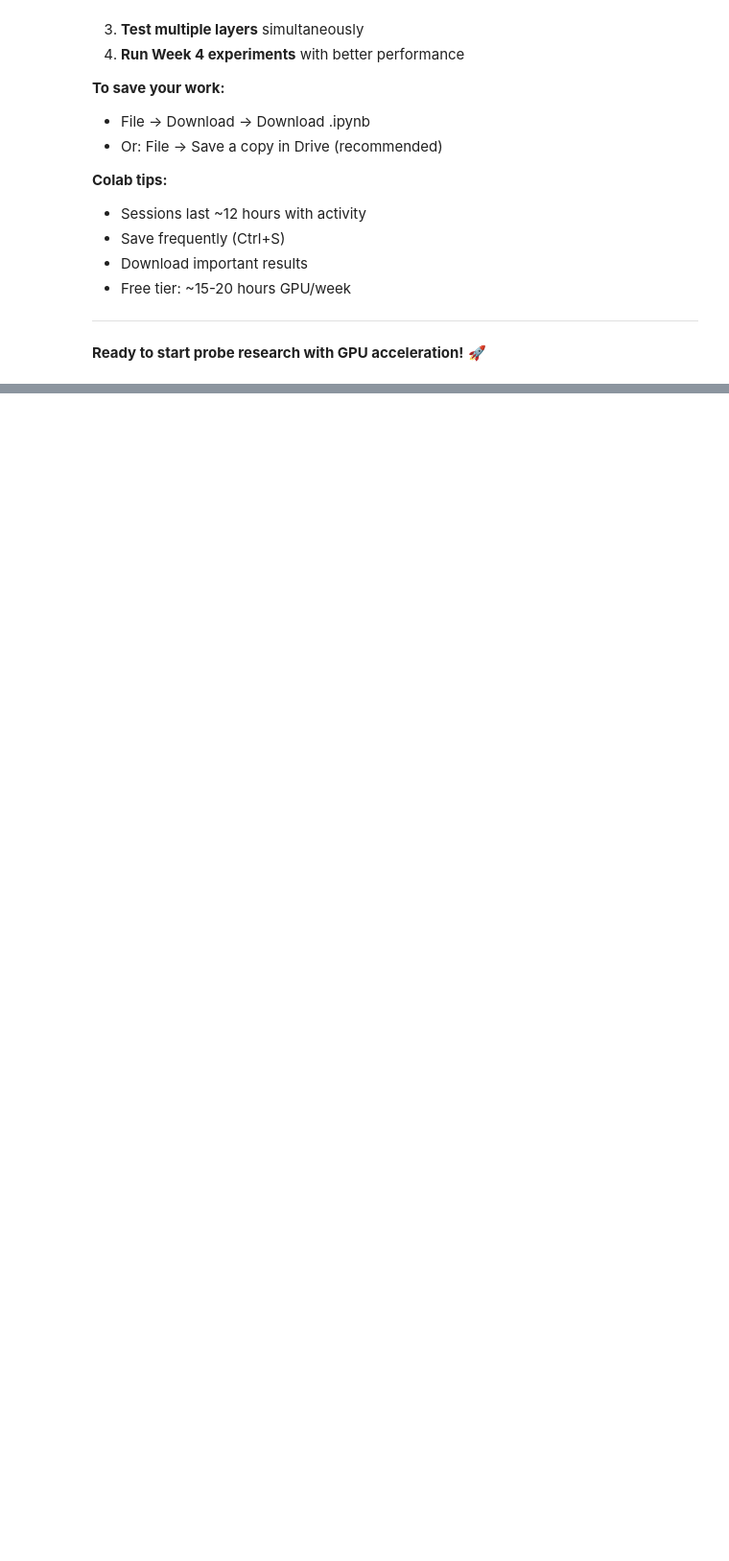
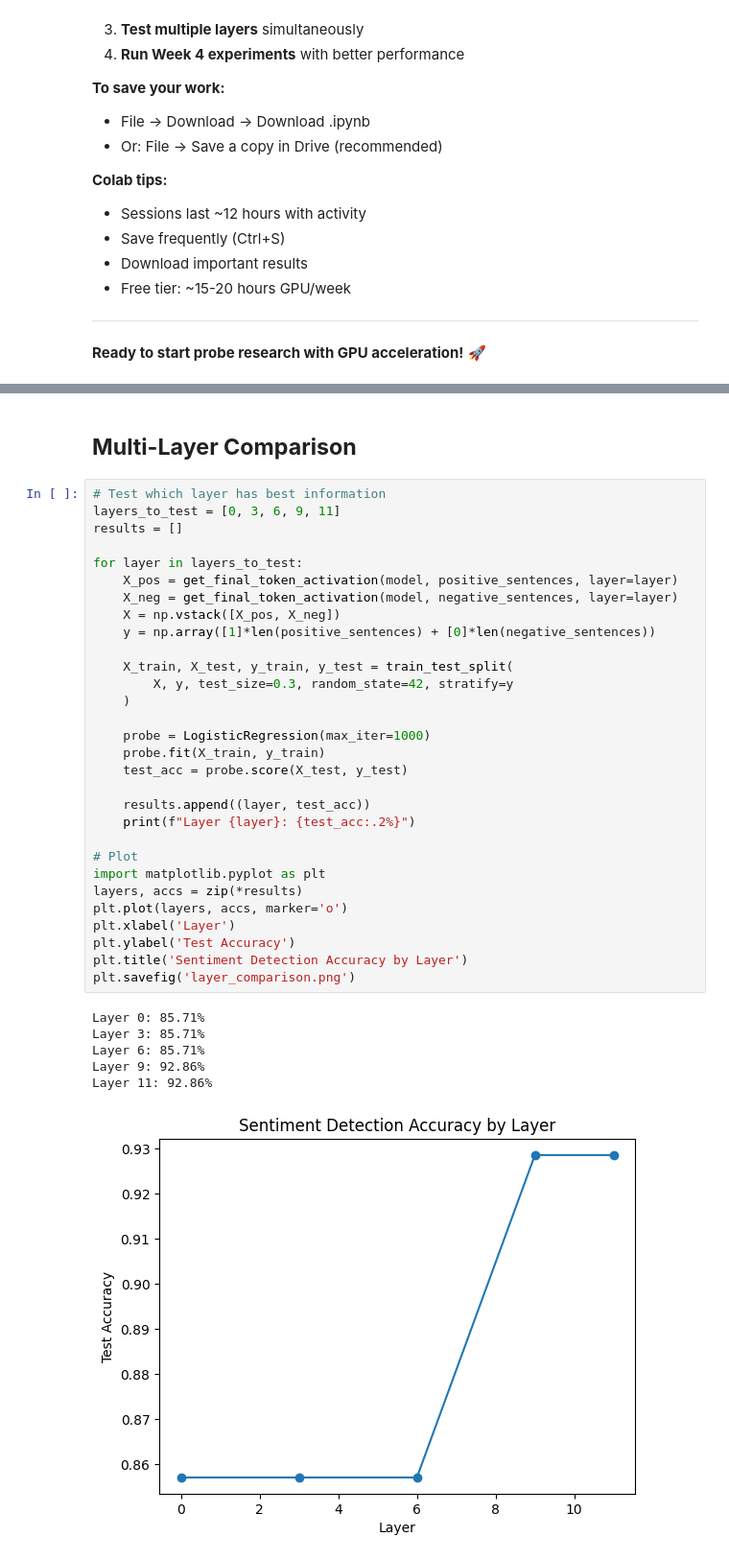
Before and after one commit to John-E-Fleming/AI-safety-research, a Jupyter notebook: mech-interp-projects/probe-based-faithfulness-detection/colab_setup_and_test.ipynb, the cells around one changed output, grey strips where cells are left out. Shown at 96% size. Saved outputs shown, nothing was run; the diff lists cells and outputs as text; blank space fills up the shorter version.

```diff
--- a/mech-interp-projects/probe-based-faithfulness-detection/colab_setup_and_test.ipynb
+++ b/mech-interp-projects/probe-based-faithfulness-detection/colab_setup_and_test.ipynb
@@ -313,0 +401,39 @@ Free:      14.80 GB
+# %% [markdown]
+## **Multi-Layer Comparison**
+# %%
+# Test which layer has best information
+layers_to_test = [0, 3, 6, 9, 11]
+results = []
+
+for layer in layers_to_test:
+    X_pos = get_final_token_activation(model, positive_sentences, layer=layer)
+    X_neg = get_final_token_activation(model, negative_sentences, layer=layer)
+    X = np.vstack([X_pos, X_neg])
+    y = np.array([1]*len(positive_sentences) + [0]*len(negative_sentences))
+
+    X_train, X_test, y_train, y_test = train_test_split(
+        X, y, test_size=0.3, random_state=42, stratify=y
+    )
+
+    probe = LogisticRegression(max_iter=1000)
+    probe.fit(X_train, y_train)
+    test_acc = probe.score(X_test, y_test)
+
+    results.append((layer, test_acc))
+    print(f"Layer {layer}: {test_acc:.2%}")
+
+# Plot
+import matplotlib.pyplot as plt
+layers, accs = zip(*results)
+plt.plot(layers, accs, marker='o')
+plt.xlabel('Layer')
+plt.ylabel('Test Accuracy')
+plt.title('Sentiment Detection Accuracy by Layer')
+plt.savefig('layer_comparison.png')
+# %% [output]
+Layer 0: 85.71%
+Layer 3: 85.71%
+Layer 6: 85.71%
+Layer 9: 92.86%
+Layer 11: 92.86%
+[figure, added]
```
Also changed, not shown: parts of 9 cells of this notebook, 6 other files.
